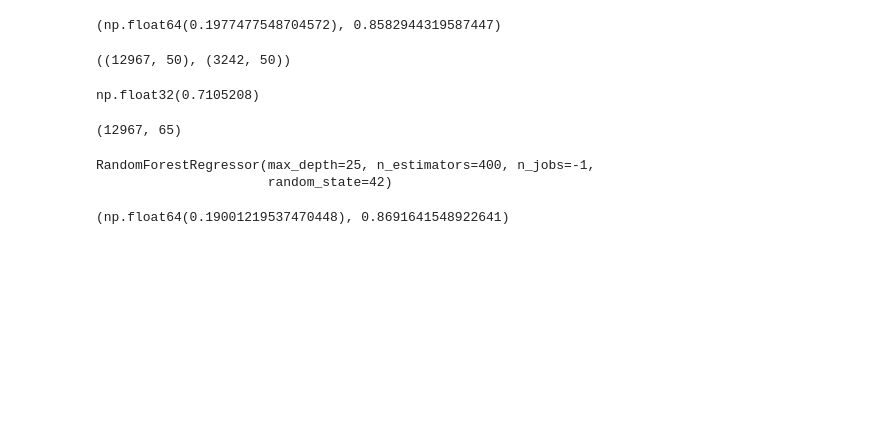
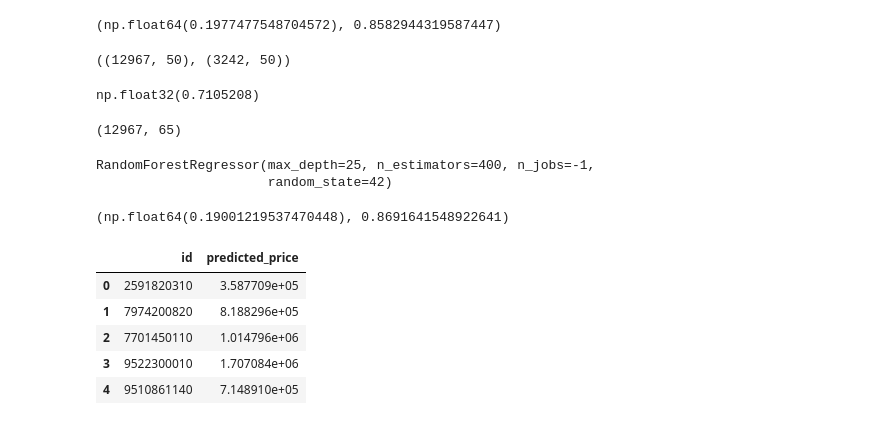
Before and after one commit to Krit-Jain/Satellite-Imagery-Based-Property-Valuation-CDC, a Jupyter notebook: notebooks/model_training.ipynb, the cells around one changed output. Drawn from its saved outputs; the diff is of its cells as text; code cells hidden in the pictures; blank space fills up the shorter version.

Commit message:
predictions.csv added

```diff
--- a/notebooks/model_training.ipynb
+++ b/notebooks/model_training.ipynb
@@ -151,3 +151,35 @@ r2_pca = r2_score(y_val, y_pred_pca)
 rmse_pca, r2_pca
 # %% [output]
 (np.float64(0.19001219537470448), 0.8691641548922641)
+# %%
+import pandas as pd
+import numpy as np
+
+test_df = pd.read_csv("../data/raw/test.csv")
+# %%
+tabular_features = [
+    "bedrooms","bathrooms","sqft_living","sqft_lot","floors",
+    "waterfront","view","condition","grade",
+    "sqft_above","sqft_basement","yr_built","yr_renovated",
+    "lat","long"
+]
+# %%
+X_test_tab = test_df[tabular_features]
+X_test_tab_scaled = scaler.transform(X_test_tab)
+# %%
+test_preds_log = rf_tab.predict(X_test_tab_scaled)
+test_preds = np.expm1(test_preds_log)
+# %%
+submission = pd.DataFrame({
+    "id": test_df["id"],
+    "predicted_price": test_preds
+})
+
+submission.head()
+# %% [output]
+|  | id | predicted_price |
+| 0 | 2591820310 | 3.587709e+05 |
+| 1 | 7974200820 | 8.188296e+05 |
+| 2 | 7701450110 | 1.014796e+06 |
+| 3 | 9522300010 | 1.707084e+06 |
+| 4 | 9510861140 | 7.148910e+05 |
```
Also changed, not shown: parts of 3 cells of this notebook, 1 other file.
